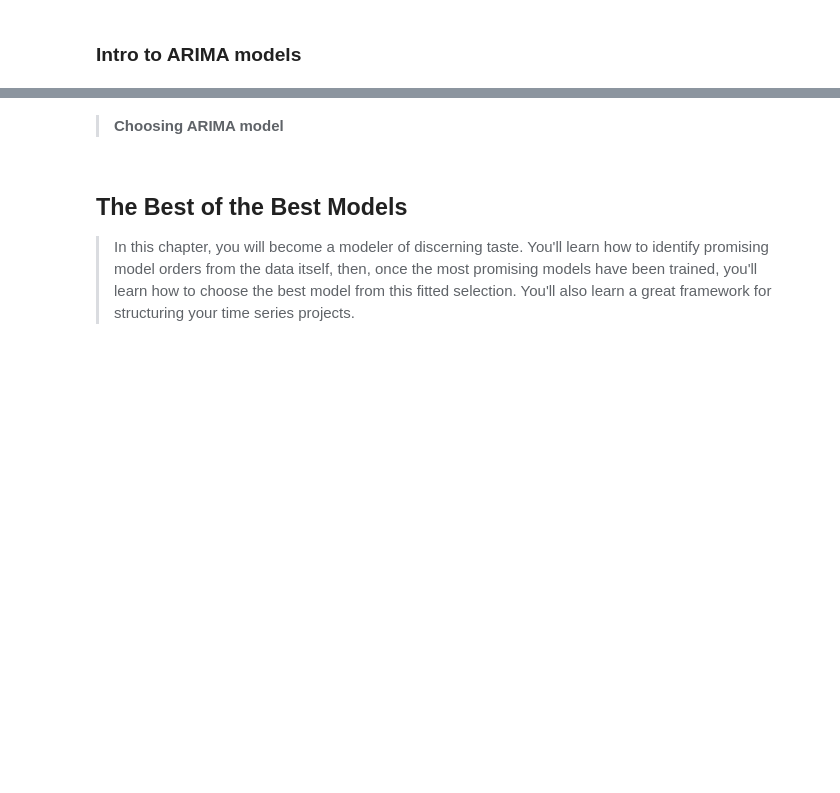
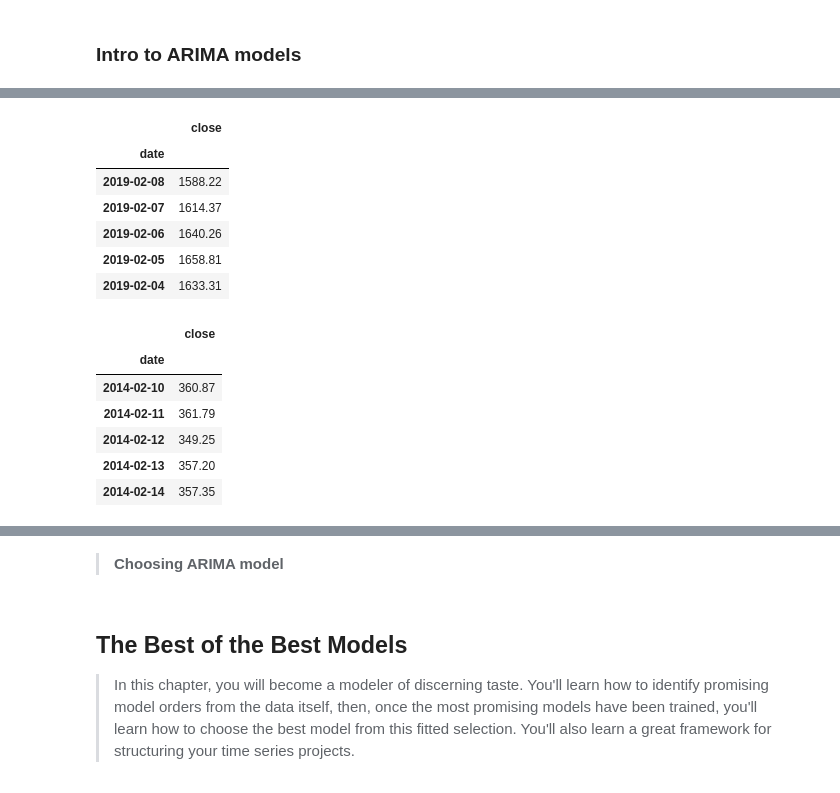
Before and after one commit to anhhaibkhn/Data-Science-selfstudy-notes-Blog, a Jupyter notebook: _notebooks/ARIMA Models in Python/2022-08-28-ARIMA Models in Python.ipynb, the cells around one changed output, grey strips where cells are left out. Drawn from its saved outputs; the diff is of its cells as text; code cells hidden in the pictures; blank space fills up the shorter version.

```diff
--- a/_notebooks/ARIMA Models in Python/2022-08-28-ARIMA Models in Python.ipynb
+++ b/_notebooks/ARIMA Models in Python/2022-08-28-ARIMA Models in Python.ipynb
@@ -814,0 +857,20 @@ print(mean_forecast.values)
+# %%
+amazon = pd.read_csv('./datasets/amazon_close.csv', parse_dates=True, index_col='date')
+display(amazon.head())
+amazon.sort_index(inplace=True)
+display(amazon.head())
+# %% [output]
+|  | close |
+| date |  |
+| 2019-02-08 | 1588.22 |
+| 2019-02-07 | 1614.37 |
+| 2019-02-06 | 1640.26 |
+| 2019-02-05 | 1658.81 |
+| 2019-02-04 | 1633.31 |
+|  | close |
+| date |  |
+| 2014-02-10 | 360.87 |
+| 2014-02-11 | 361.79 |
+| 2014-02-12 | 349.25 |
+| 2014-02-13 | 357.20 |
+| 2014-02-14 | 357.35 |
```
Also changed, not shown: parts of 25 cells of this notebook, 20 other files.
